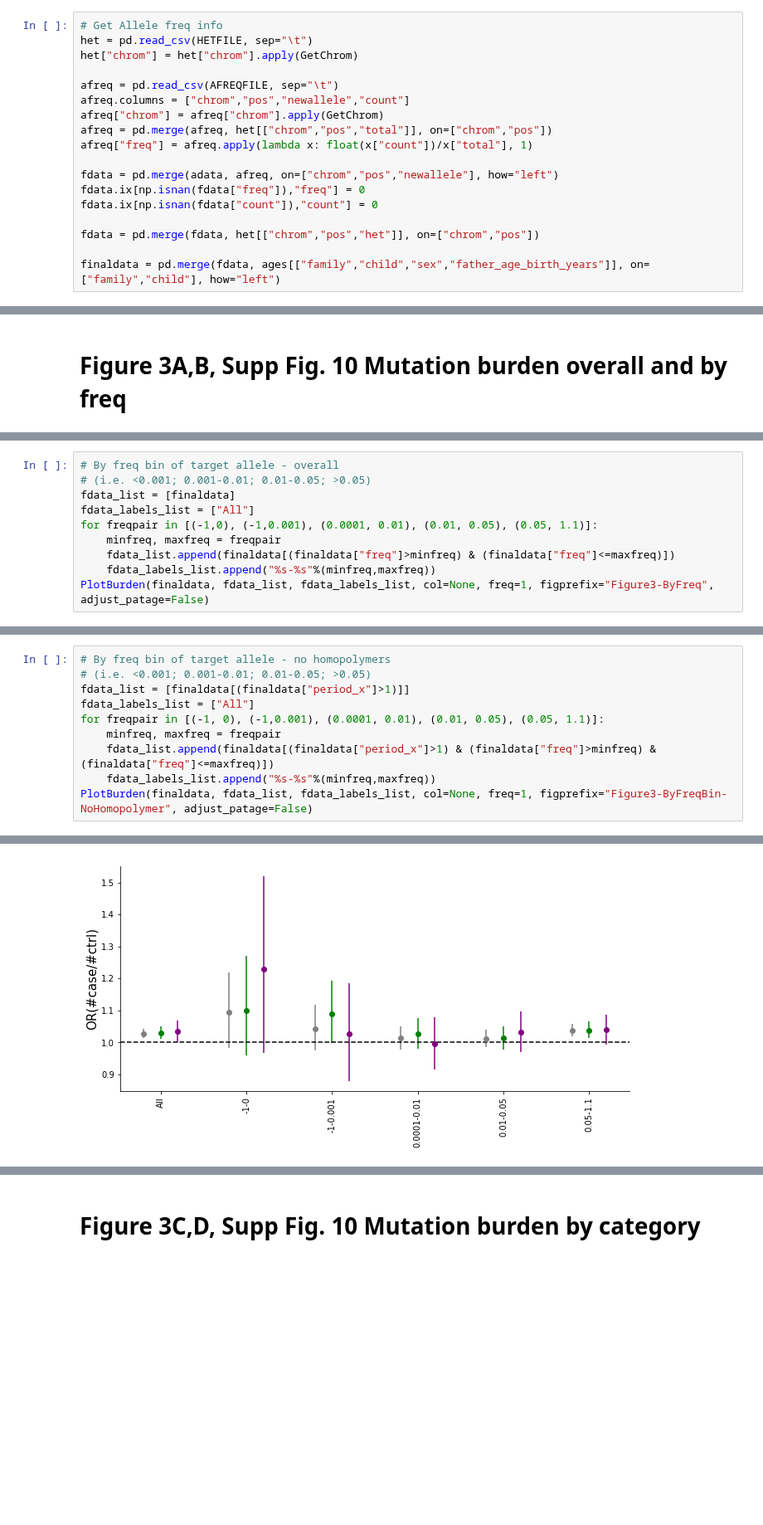
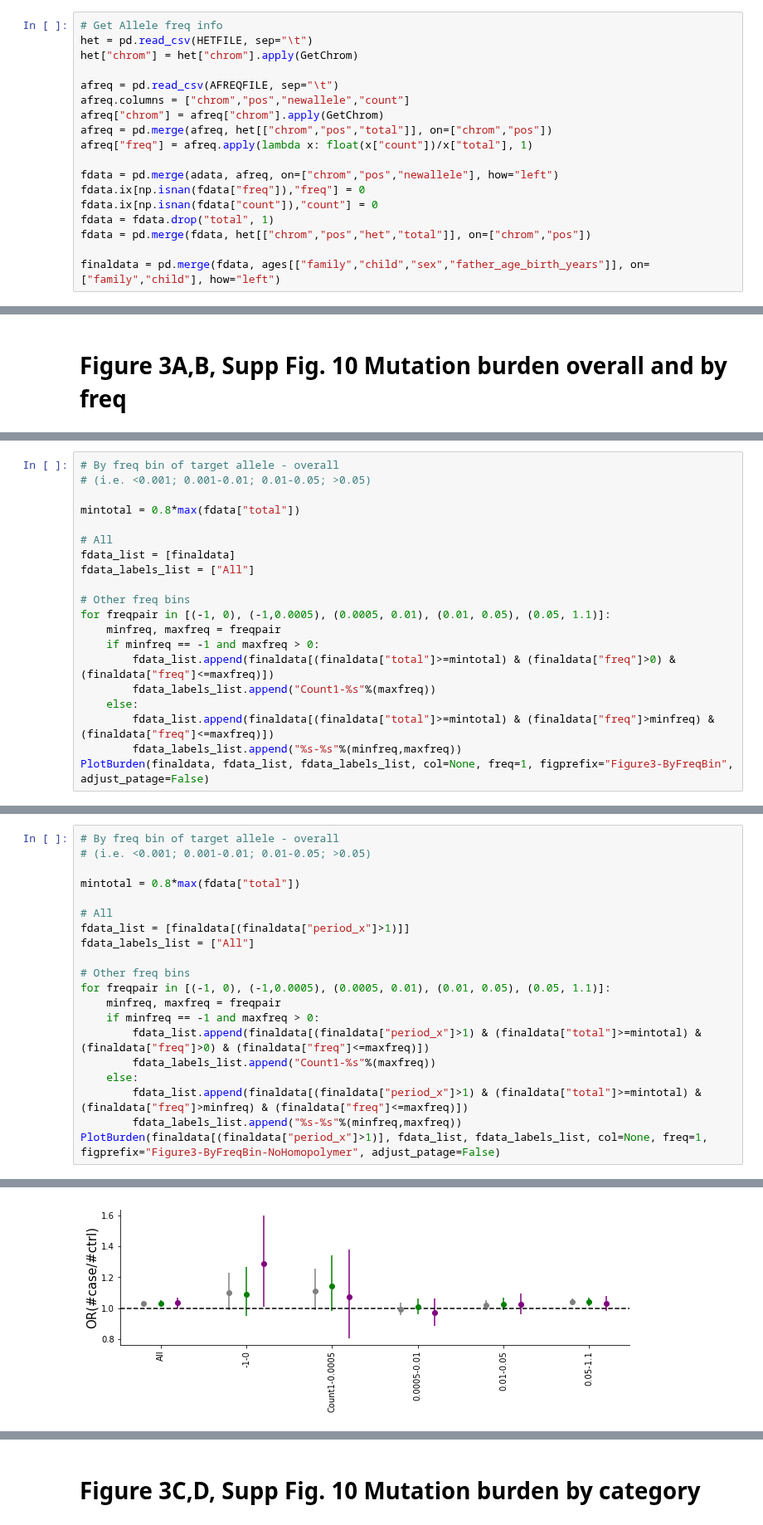
Before and after one commit to gymreklab/ssc-denovos-paper, a Jupyter notebook: figure-notebooks/Mitra_etal_Figure3.ipynb, the cells around one changed output, grey strips where cells are left out. Shown at 83% size. Saved outputs shown, nothing was run; the diff lists cells and outputs as text; blank space fills up the shorter version.

```diff
--- a/figure-notebooks/Mitra_etal_Figure3.ipynb
+++ b/figure-notebooks/Mitra_etal_Figure3.ipynb
@@ -114,8 +118,8 @@ afreq["freq"] = afreq.apply(lambda x: float(x["count"])/x["total"], 1)
 fdata = pd.merge(adata, afreq, on=["chrom","pos","newallele"], how="left")
 fdata.ix[np.isnan(fdata["freq"]),"freq"] = 0
 fdata.ix[np.isnan(fdata["count"]),"count"] = 0
-
-fdata = pd.merge(fdata, het[["chrom","pos","het"]], on=["chrom","pos"])
+fdata = fdata.drop("total", 1)
+fdata = pd.merge(fdata, het[["chrom","pos","het","total"]], on=["chrom","pos"])
 
 finaldata = pd.merge(fdata, ages[["family","child","sex","father_age_birth_years"]], on=["family","child"], how="left")
 # %% [output]
@@ -473,12 +478,22 @@ Ttest_relResult(statistic=-2.6948960562040325, pvalue=0.007115118770008193)
 # %%
 # By freq bin of target allele - overall
 # (i.e. <0.001; 0.001-0.01; 0.01-0.05; >0.05)
+
+mintotal = 0.8*max(fdata["total"])
+
+# All
 fdata_list = [finaldata]
 fdata_labels_list = ["All"]
-for freqpair in [(-1,0), (-1,0.001), (0.0001, 0.01), (0.01, 0.05), (0.05, 1.1)]:
+
+# Other freq bins
+for freqpair in [(-1, 0), (-1,0.0005), (0.0005, 0.01), (0.01, 0.05), (0.05, 1.1)]:
     minfreq, maxfreq = freqpair
-    fdata_list.append(finaldata[(finaldata["freq"]>minfreq) & (finaldata["freq"]<=maxfreq)])
-    fdata_labels_list.append("%s-%s"%(minfreq,maxfreq))
-PlotBurden(finaldata, fdata_list, fdata_labels_list, col=None, freq=1, figprefix="Figure3-ByFreq", adjust_patage=False)
+    if minfreq == -1 and maxfreq > 0:
+        fdata_list.append(finaldata[(finaldata["total"]>=mintotal) & (finaldata["freq"]>0) & (finaldata["freq"]<=maxfreq)])
+        fdata_labels_list.append("Count1-%s"%(maxfreq))
+    else:
+        fdata_list.append(finaldata[(finaldata["total"]>=mintotal) & (finaldata["freq"]>minfreq) & (finaldata["freq"]<=maxfreq)])
+        fdata_labels_list.append("%s-%s"%(minfreq,maxfreq))
+PlotBurden(finaldata, fdata_list, fdata_labels_list, col=None, freq=1, figprefix="Figure3-ByFreqBin", adjust_patage=False)
 # %% [output]
 num total muts=171578
@@ -504,12 +539,22 @@ male=1.0220508790884981
 # %%
-# By freq bin of target allele - no homopolymers
+# By freq bin of target allele - overall
 # (i.e. <0.001; 0.001-0.01; 0.01-0.05; >0.05)
+
+mintotal = 0.8*max(fdata["total"])
+
+# All
 fdata_list = [finaldata[(finaldata["period_x"]>1)]]
 fdata_labels_list = ["All"]
-for freqpair in [(-1, 0), (-1,0.001), (0.0001, 0.01), (0.01, 0.05), (0.05, 1.1)]:
+
+# Other freq bins
+for freqpair in [(-1, 0), (-1,0.0005), (0.0005, 0.01), (0.01, 0.05), (0.05, 1.1)]:
     minfreq, maxfreq = freqpair
-    fdata_list.append(finaldata[(finaldata["period_x"]>1) & (finaldata["freq"]>minfreq) & (finaldata["freq"]<=maxfreq)])
-    fdata_labels_list.append("%s-%s"%(minfreq,maxfreq))
-PlotBurden(finaldata, fdata_list, fdata_labels_list, col=None, freq=1, figprefix="Figure3-ByFreqBin-NoHomopolymer", adjust_patage=False)
+    if minfreq == -1 and maxfreq > 0:
+        fdata_list.append(finaldata[(finaldata["period_x"]>1) & (finaldata["total"]>=mintotal) & (finaldata["freq"]>0) & (finaldata["freq"]<=maxfreq)])
+        fdata_labels_list.append("Count1-%s"%(maxfreq))
+    else:
+        fdata_list.append(finaldata[(finaldata["period_x"]>1) & (finaldata["total"]>=mintotal) & (finaldata["freq"]>minfreq) & (finaldata["freq"]<=maxfreq)])
+        fdata_labels_list.append("%s-%s"%(minfreq,maxfreq))
+PlotBurden(finaldata[(finaldata["period_x"]>1)], fdata_list, fdata_labels_list, col=None, freq=1, figprefix="Figure3-ByFreqBin-NoHomopolymer", adjust_patage=False)
 # %% [output]
 num total muts=71822
@@ -533 +578 @@ male=1.030611805256355
-[figure, old version]
+[figure, new version]
```
Also changed, not shown: parts of 13 cells of this notebook, 1 other file.
